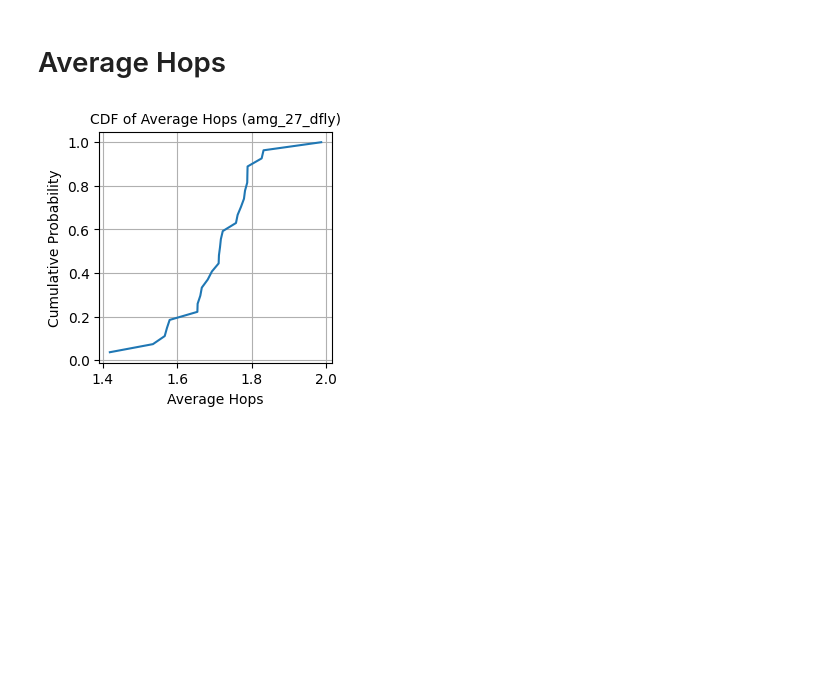
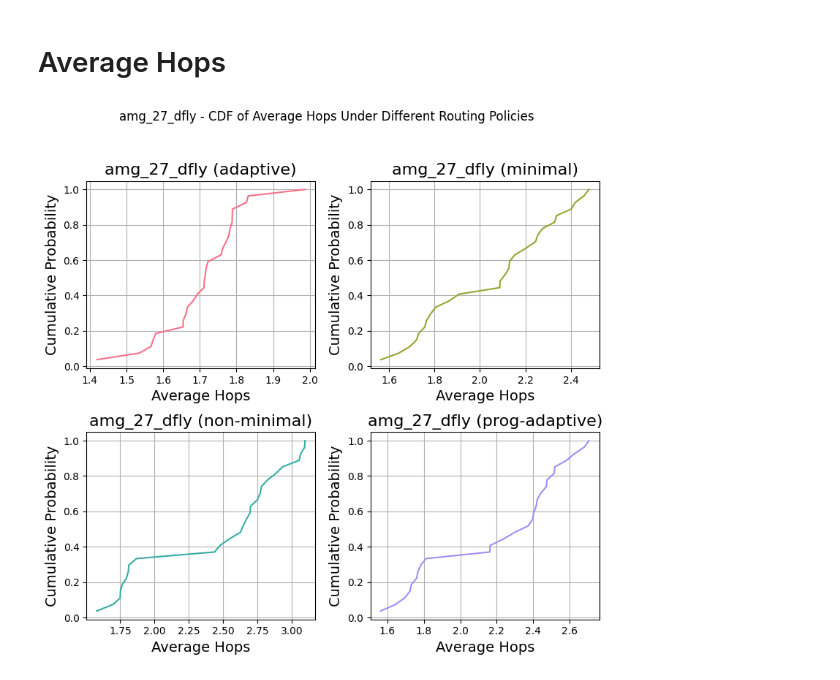
Before and after one commit to zzheng33/cs550, a Jupyter notebook: run/plot.ipynb, the cells around one changed output. Drawn from its saved outputs; the diff is of its cells as text; code cells hidden in the pictures; blank space fills up the shorter version.

```diff
--- a/run/plot.ipynb
+++ b/run/plot.ipynb
@@ -219,7 +242,7 @@ dataSize_packetLatency("CR_100_dfly",1200)
 # %% [markdown]
 # Average Hops
 # %%
-plot_cdf_avg_hops("./arxiv/adaptive/amg_27_dfly/dragonfly-msg-stats")
+plot_cdf_avg_hops("amg_27_dfly")
 # %% [output]
-[figure, old version]
+[figure, new version]
 # %%
```
Also changed, not shown: parts of 6 cells of this notebook.
